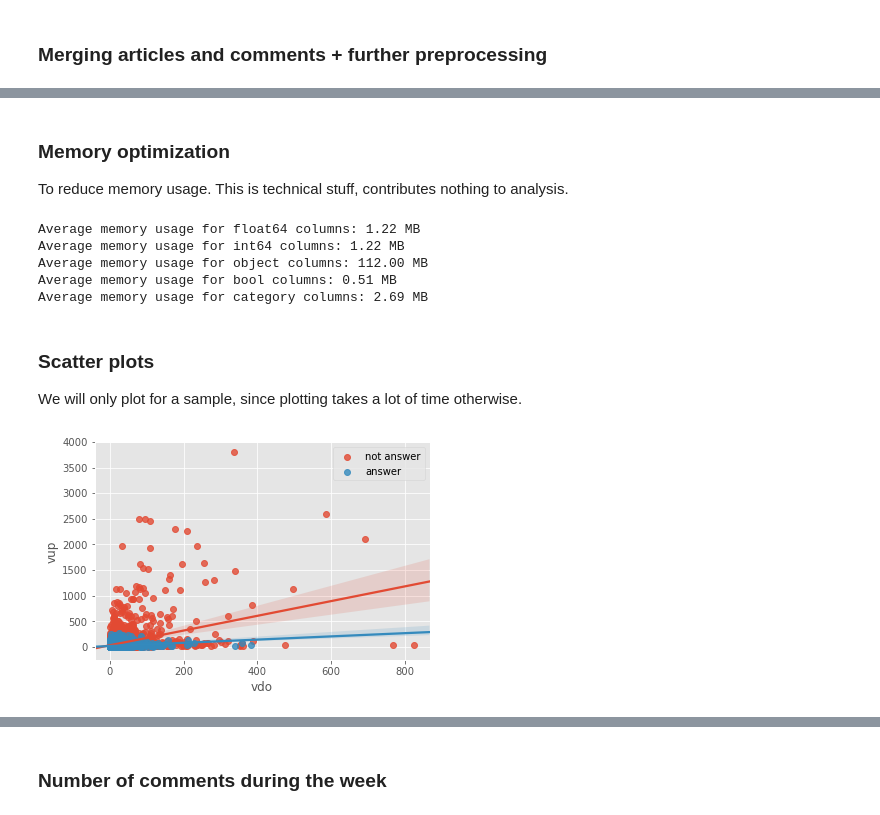
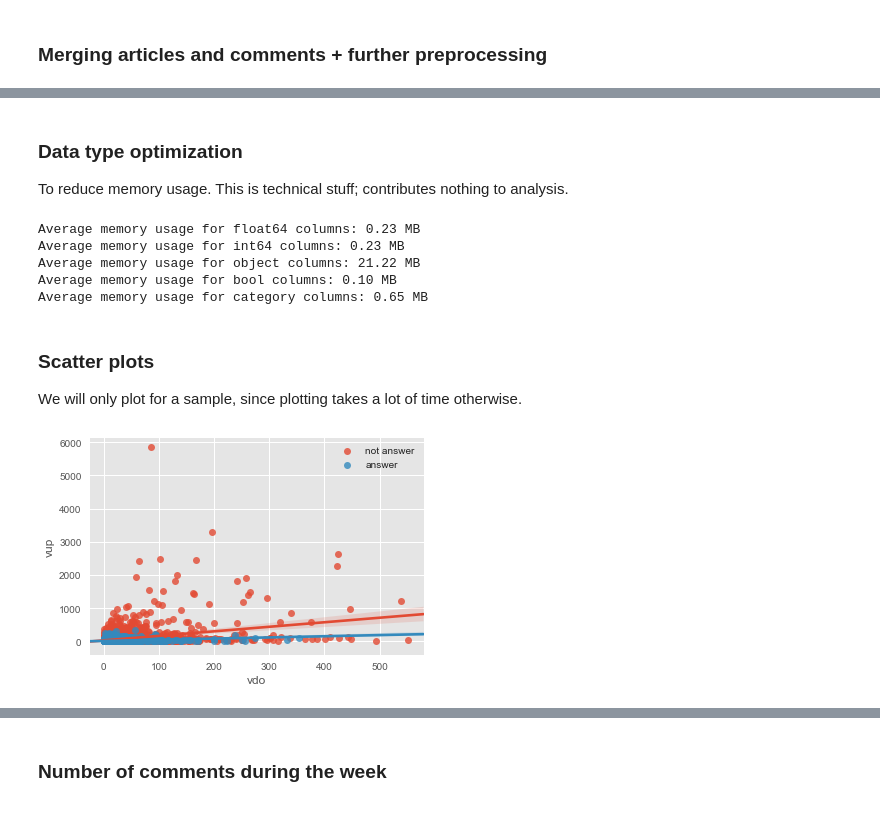
Before and after one commit to fdelia/bots, a Jupyter notebook: 3_explore_data.ipynb, the cells around one changed output, grey strips where cells are left out. Drawn from its saved outputs; the diff is of its cells as text; code cells hidden in the pictures.

Commit message:
further optimizations

```diff
--- a/3_explore_data.ipynb
+++ b/3_explore_data.ipynb
@@ -17,7 +17,7 @@ warnings.filterwarnings('ignore')
 
 import pandas as pd
 df_art = pd.read_csv('articles_2017_08.csv')
-df_com = pd.read_csv('comments_2017_08.csv').sample(20000) # crop because battery life, skews data
+df_com = pd.read_csv('comments_2017_08.csv').sample(30000) # crop because battery life, skews data
 # Make float better readable
 pd.options.display.float_format = '{:.0f}'.format
 # %% [markdown]
@@ -123,7 +123,7 @@ dtype: float64
 To make further analysis possible, we'll add some columns.
 # %%
 from datetime import datetime
-from sklearn.preprocessing import LabelEncoder
+#from sklearn.preprocessing import LabelEncoder
 
 # Articles
 
@@ -139,8 +139,8 @@ def get_category(link):
         return t[1]
 
 df_art['cat'] = df_art['link'].apply(get_category).astype('category')
-lenc = LabelEncoder()
-df_art['cat_enc'] = lenc.fit_transform(df_art['cat'])
+#lenc = LabelEncoder()
+#df_art['cat_enc'] = lenc.fit_transform(df_art['cat'])
 df_art['header_len'] = df_art['header'].apply(lambda x: len(x))
 df_art['text_len'] = df_art['text'].apply(lambda x: len(str(x)))
 
@@ -275,14 +275,14 @@ Number of comments with no "link" from an article: 0
 # %% [markdown]
-### Memory optimization
+### Data type optimization
 
-To reduce memory usage. This is technical stuff, contributes nothing to analysis.
+To reduce memory usage. This is technical stuff; contributes nothing to analysis.
 # %%
 # Optimize the data set for memory usage
 # Delete these to free memory
 try: del df_art; del df_com; del df_merge
 except: pass # if already deleted: error
 
-# Type casting columns
+# Type casting
 df_merge_sorted['mob'] = df_merge_sorted['mob'].map({
     1: True, 0: False
 })
@@ -302,11 +302,11 @@ for dtype in ['float64','int64','object', 'bool', 'category']:
     mean_usage_mb = mean_usage_b / 1024 ** 2
     print("Average memory usage for {} columns: {:03.2f} MB".format(dtype,mean_usage_mb))
 # %% [output]
-Average memory usage for float64 columns: 1.22 MB
-Average memory usage for int64 columns: 1.22 MB
-Average memory usage for object columns: 112.00 MB
-Average memory usage for bool columns: 0.51 MB
-Average memory usage for category columns: 2.69 MB
+Average memory usage for float64 columns: 0.23 MB
+Average memory usage for int64 columns: 0.23 MB
+Average memory usage for object columns: 21.22 MB
+Average memory usage for bool columns: 0.10 MB
+Average memory usage for category columns: 0.65 MB
 # %% [markdown]
 ### Scatter plots
 
@@ -314,21 +314,21 @@ We will only plot for a sample, since plotting takes a lot of time otherwise.
 # %%
 N_SAMPLE = 5000
 
 #sns.pairplot(df_com, x_vars='vup', y_vars='vdo', size=6)
-sns.regplot(x='vdo', y='vup', data=df_com[df_com['is_answer'] == False].sample(N_SAMPLE),
+sns.regplot(x='vdo', y='vup', data=df_merge_sorted[df_merge_sorted['is_answer'] == False].sample(N_SAMPLE),
             label='not answer')
-sns.regplot(x='vdo', y='vup', data=df_com[df_com['is_answer'] == True].sample(N_SAMPLE),
+sns.regplot(x='vdo', y='vup', data=df_merge_sorted[df_merge_sorted['is_answer'] == True].sample(N_SAMPLE),
             label='answer')
 plt.legend()
 plt.show()
 
 # Answers are less up- than downvoted
 # Quite some outliers
 # Are rows with upvotes of over 1000 real?
 # Looked some of them up manually and yes, they have a lot of upvotes (3000+)
 # Answers are rather downvoted than upvoted (as can already be seen in the correlation matrix)
 # %% [output]
-[figure, old version]
+[figure, new version]
 # %%
 ax = sns.regplot(x='time_since_first', y='activity', label='activity',
                  data=df_merge_sorted[df_merge_sorted['time_since_first'] < 48].sample(N_SAMPLE))
```
Also changed, not shown: parts of 14 cells of this notebook.
